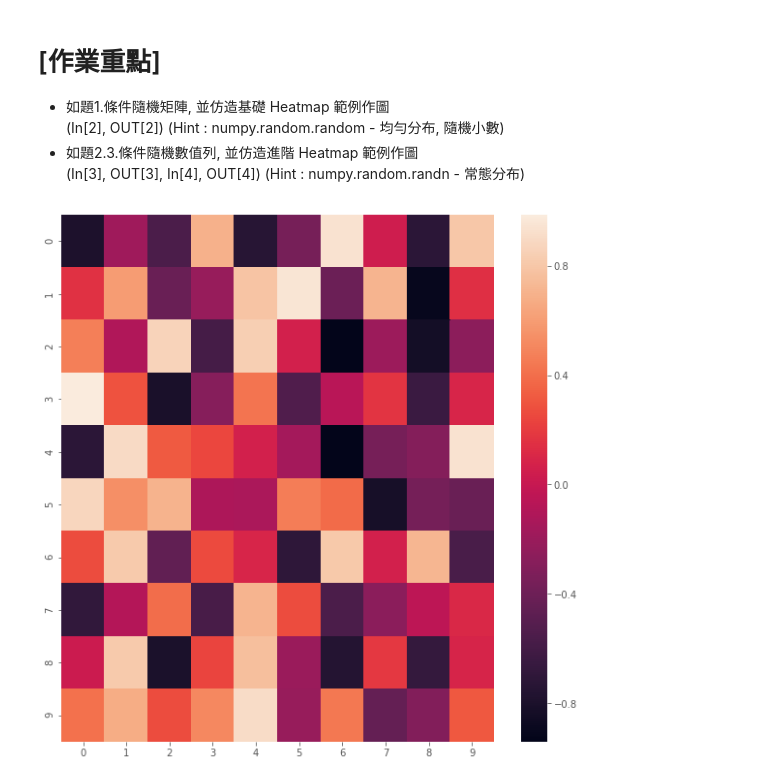
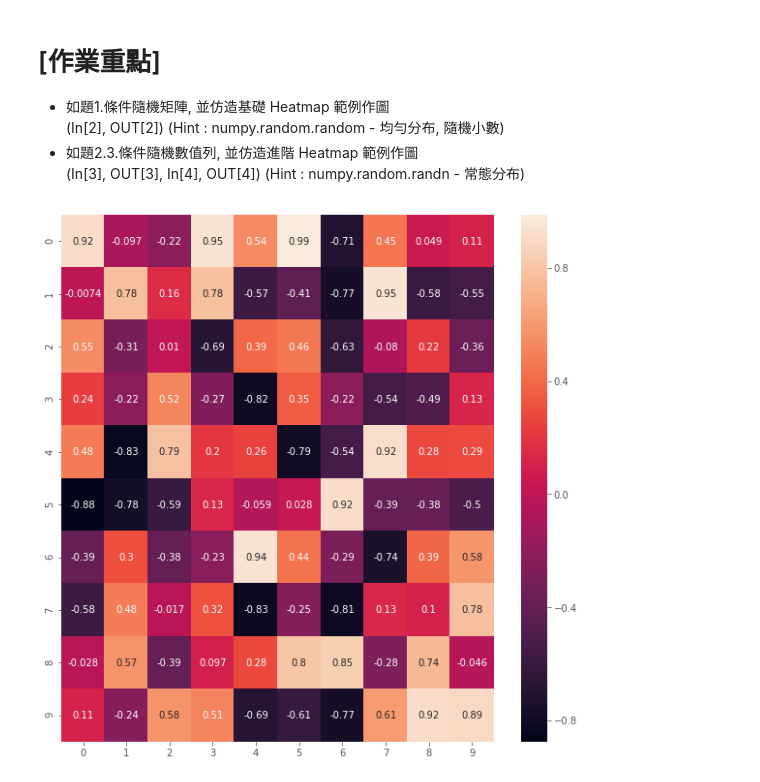
Before and after one commit to jcjcchang/2nd-ML100Days, a Jupyter notebook: homework/Day_015_HW.ipynb, the cells around one changed output. Saved outputs shown, nothing was run; the diff lists cells and outputs as text; code cells hidden in the pictures.

```diff
--- a/homework/Day_015_HW.ipynb
+++ b/homework/Day_015_HW.ipynb
@@ -30,22 +30,22 @@ warnings.filterwarnings('ignore')
 # %%
 """
 Your Code Here
 """
-
-
+#解答
+#matrix = (np.random.random((10,10)) - 0.5) * 2
 matrix = np.ones((10,10))
 
 for i in range(10):
   matrix[i] = matrix[i] * (np.random.random_sample(10)*2-1)
 
 plt.figure(figsize=(10,10))
 """
 Your Code Here
 """
-heatmap = sns.heatmap(matrix)
+heatmap = sns.heatmap(matrix,annot=True)
 plt.show()
 # %% [output]
-[figure, old version]
+[figure, new version]
 # %%
 nrow = 1000
 ncol = 3
```
Also changed, not shown: parts of 2 cells of this notebook.
